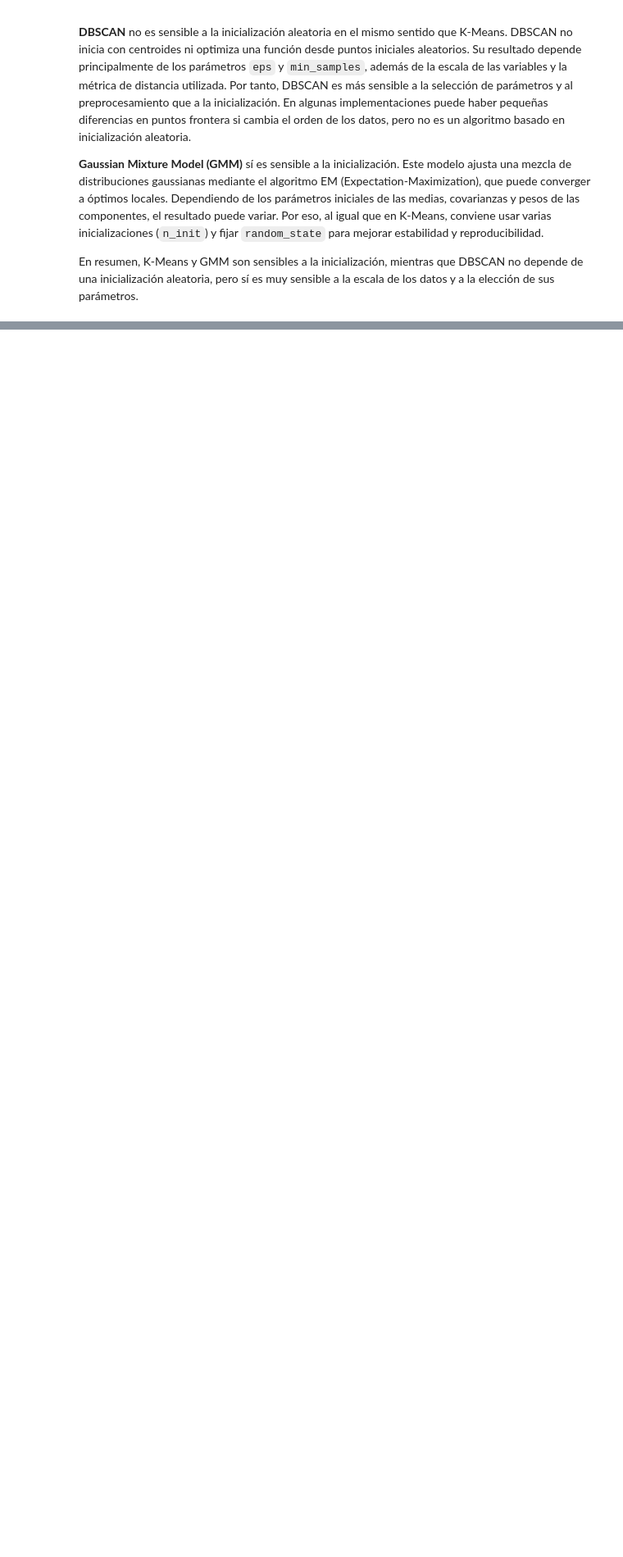
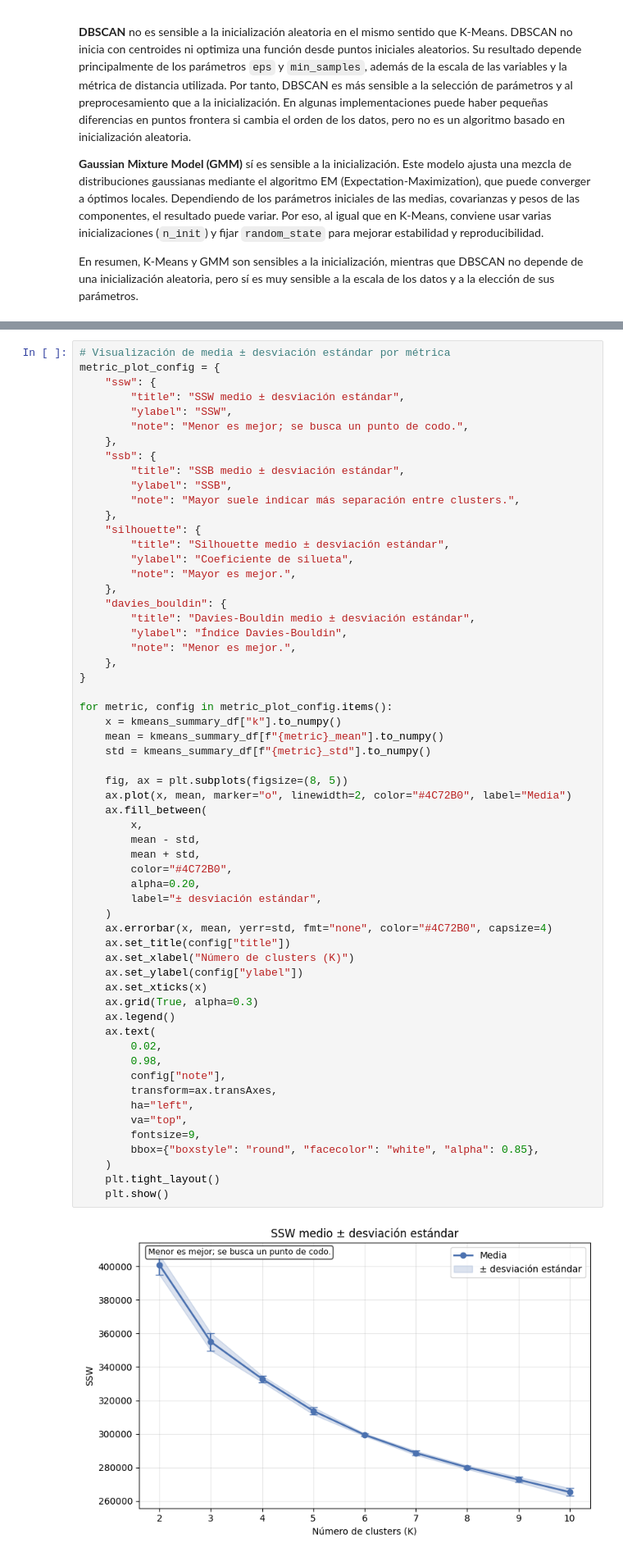
Before and after one commit to Locotin/data-mining, a Jupyter notebook: Proyecto/Entrega-3.ipynb, the cells around one changed output, grey strips where cells are left out. Shown at 82% size. Saved outputs shown, nothing was run; the diff lists cells and outputs as text; blank space fills up the shorter version.

Commit message:
K means ejecutado

```diff
--- a/Proyecto/Entrega-3.ipynb
+++ b/Proyecto/Entrega-3.ipynb
@@ -1914,0 +2106,61 @@ En resumen, K-Means y GMM son sensibles a la inicialización, mientras que DBSCA
+# %%
+# Visualización de media ± desviación estándar por métrica
+metric_plot_config = {
+    "ssw": {
+        "title": "SSW medio ± desviación estándar",
+        "ylabel": "SSW",
+        "note": "Menor es mejor; se busca un punto de codo.",
+    },
+    "ssb": {
+        "title": "SSB medio ± desviación estándar",
+        "ylabel": "SSB",
+        "note": "Mayor suele indicar más separación entre clusters.",
+    },
+    "silhouette": {
+        "title": "Silhouette medio ± desviación estándar",
+        "ylabel": "Coeficiente de silueta",
+        "note": "Mayor es mejor.",
+    },
+    "davies_bouldin": {
+        "title": "Davies-Bouldin medio ± desviación estándar",
+        "ylabel": "Índice Davies-Bouldin",
+        "note": "Menor es mejor.",
+    },
+}
+
+for metric, config in metric_plot_config.items():
+    x = kmeans_summary_df["k"].to_numpy()
+    mean = kmeans_summary_df[f"{metric}_mean"].to_numpy()
+    std = kmeans_summary_df[f"{metric}_std"].to_numpy()
+
+    fig, ax = plt.subplots(figsize=(8, 5))
+    ax.plot(x, mean, marker="o", linewidth=2, color="#4C72B0", label="Media")
+    ax.fill_between(
+        x,
+        mean - std,
+        mean + std,
+        color="#4C72B0",
+        alpha=0.20,
+        label="± desviación estándar",
+    )
+    ax.errorbar(x, mean, yerr=std, fmt="none", color="#4C72B0", capsize=4)
+    ax.set_title(config["title"])
+    ax.set_xlabel("Número de clusters (K)")
+    ax.set_ylabel(config["ylabel"])
+    ax.set_xticks(x)
+    ax.grid(True, alpha=0.3)
+    ax.legend()
+    ax.text(
+        0.02,
+        0.98,
+        config["note"],
+        transform=ax.transAxes,
+        ha="left",
+        va="top",
+        fontsize=9,
+        bbox={"boxstyle": "round", "facecolor": "white", "alpha": 0.85},
+    )
+    plt.tight_layout()
+    plt.show()
+# %% [output]
+[figure, added]
```
Also changed, not shown: parts of 8 cells of this notebook.
